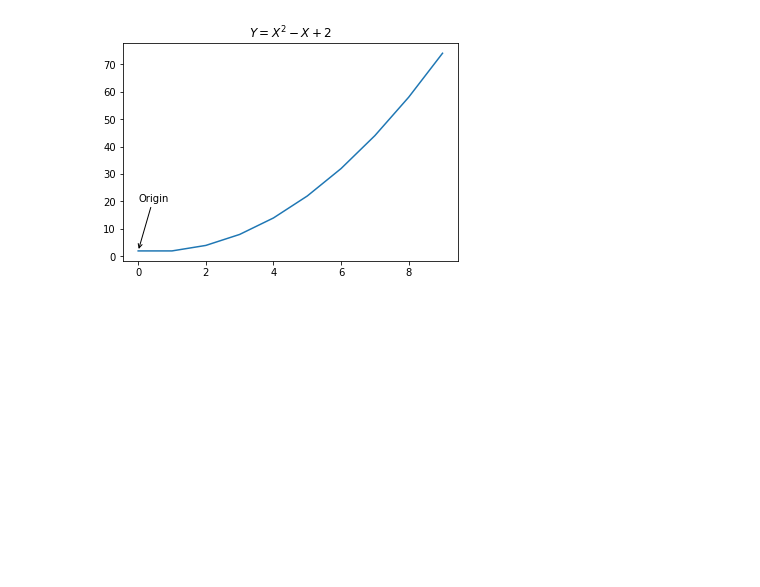
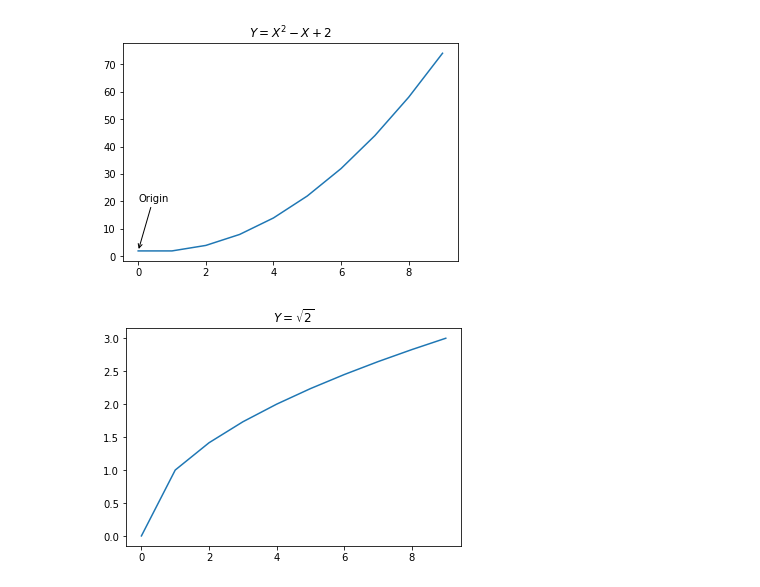
Before and after one commit to CSolitaire/numpy-pandas-visualization-exercises, a Jupyter notebook: matplotlib_exercises.ipynb, the cells around one changed output. Cells and saved outputs as stored; diff of their text form; code cells hidden in the pictures; blank space fills up the shorter version.

```diff
--- a/matplotlib_exercises.ipynb
+++ b/matplotlib_exercises.ipynb
@@ -11,3 +11,11 @@ plt.title ('$Y=X^2-X+2$')
 plt.show()
 # %% [output]
 [figure]
+# %%
+x = np.array(range(10))
+y = (x ** 0.5)
+plt.title ('$Y=\sqrt{2}$')
+plt.plot(y)
+plt.show()
+# %% [output]
+[figure, added]
```
Also changed, not shown: parts of 4 cells of this notebook.
